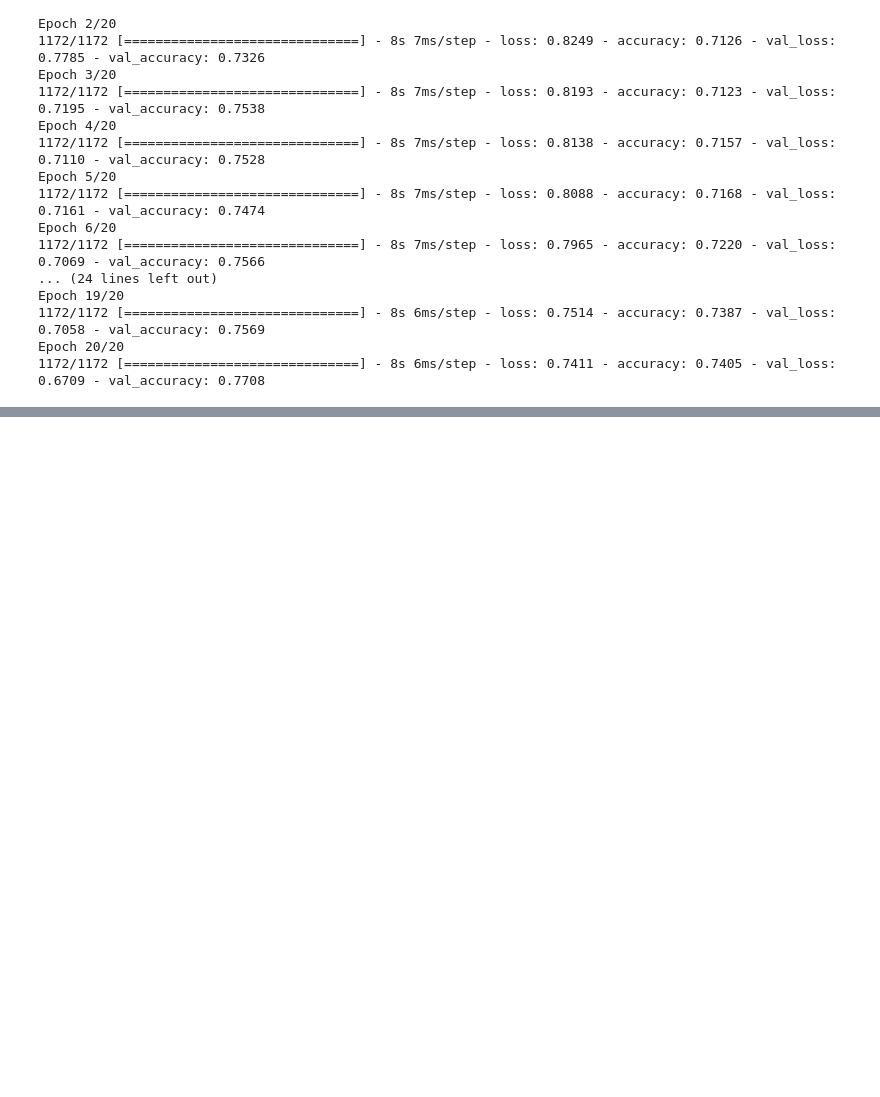
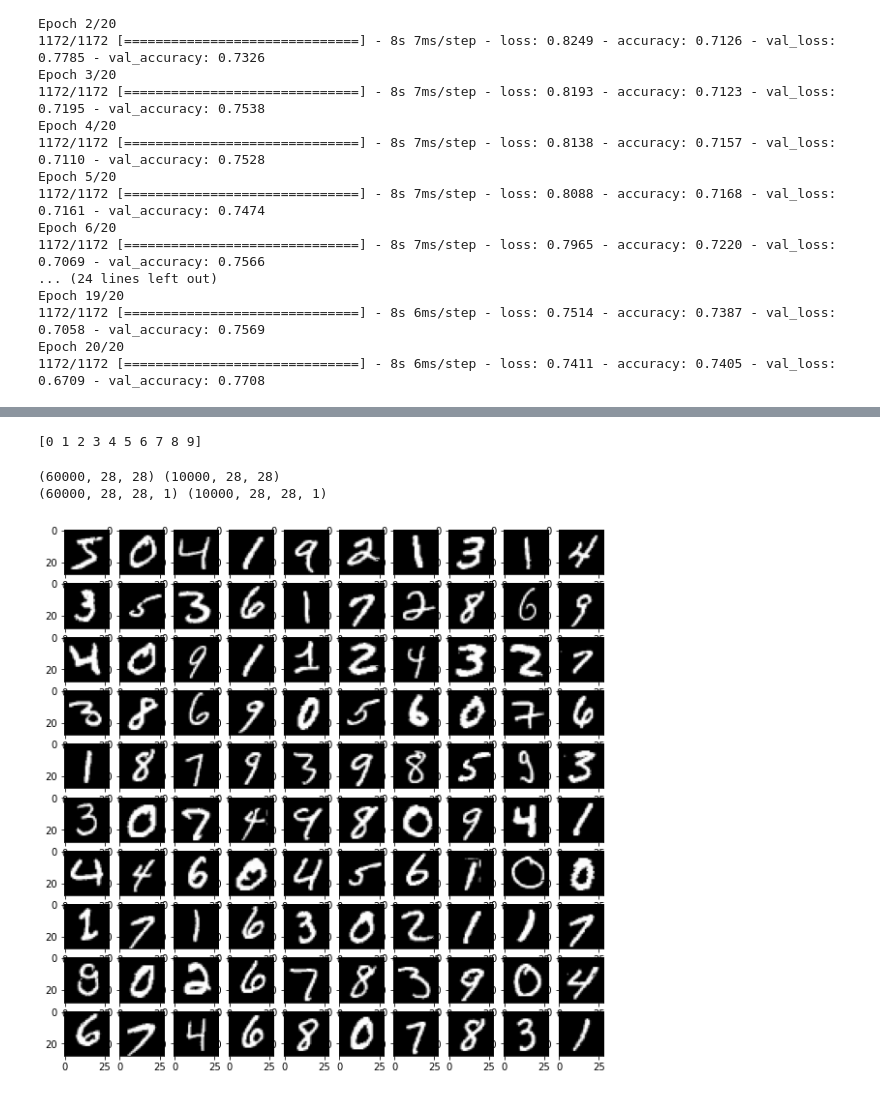
Before and after one commit to luckycontrol/DeepLearning_tensorflow, a Jupyter notebook: tf_chapter6_CNN.ipynb, the cells around one changed output, grey strips where cells are left out. Saved outputs shown, nothing was run; the diff lists cells and outputs as text; code cells hidden in the pictures; blank space fills up the shorter version.

```diff
--- a/tf_chapter6_CNN.ipynb
+++ b/tf_chapter6_CNN.ipynb
@@ -403,0 +413,3 @@ Epoch 20/20
+# %%
+mnist = tf.keras.datasets.mnist
+(train_data, train_labels), (test_data, test_labels) = mnist.load_data()
@@ -403,0 +443,22 @@ Epoch 20/20
+# %%
+print(np.unique(train_labels))
+# %% [output]
+[0 1 2 3 4 5 6 7 8 9]
+# %%
+print(train_data.shape, test_data.shape)
+
+train_data = train_data.reshape(-1, 28, 28, 1)
+test_data = test_data.reshape(-1, 28, 28, 1)
+
+print(train_data.shape, test_data.shape)
+# %% [output]
+(60000, 28, 28) (10000, 28, 28)
+(60000, 28, 28, 1) (10000, 28, 28, 1)
+# %%
+plt.figure(figsize=(10, 10))
+
+for i in range(100):
+  plt.subplot(10, 10, i+1)
+  plt.imshow(train_data[i].reshape(28, 28), cmap='gray')
+# %% [output]
+[figure, added]
```
Also changed, not shown: parts of 17 cells of this notebook.
